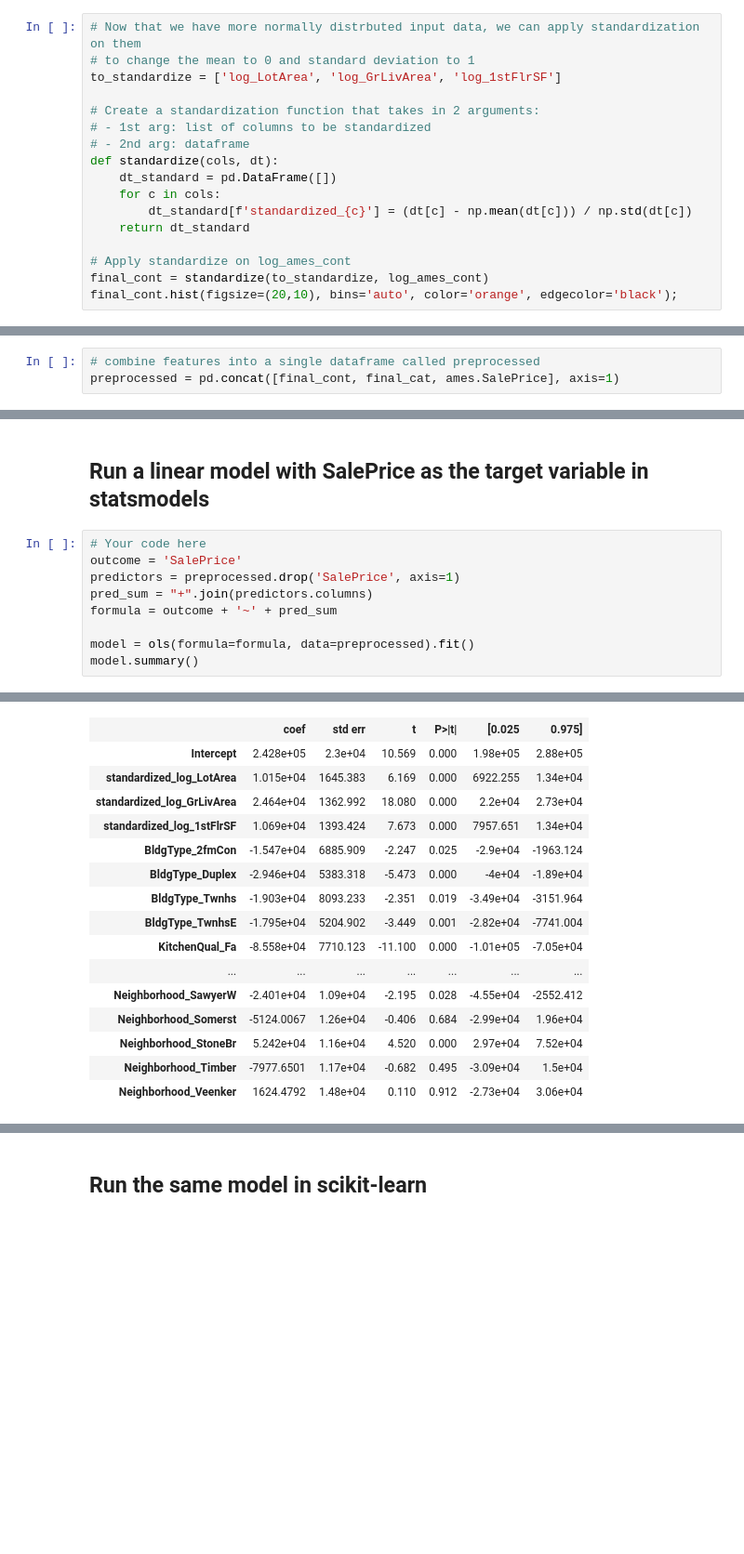
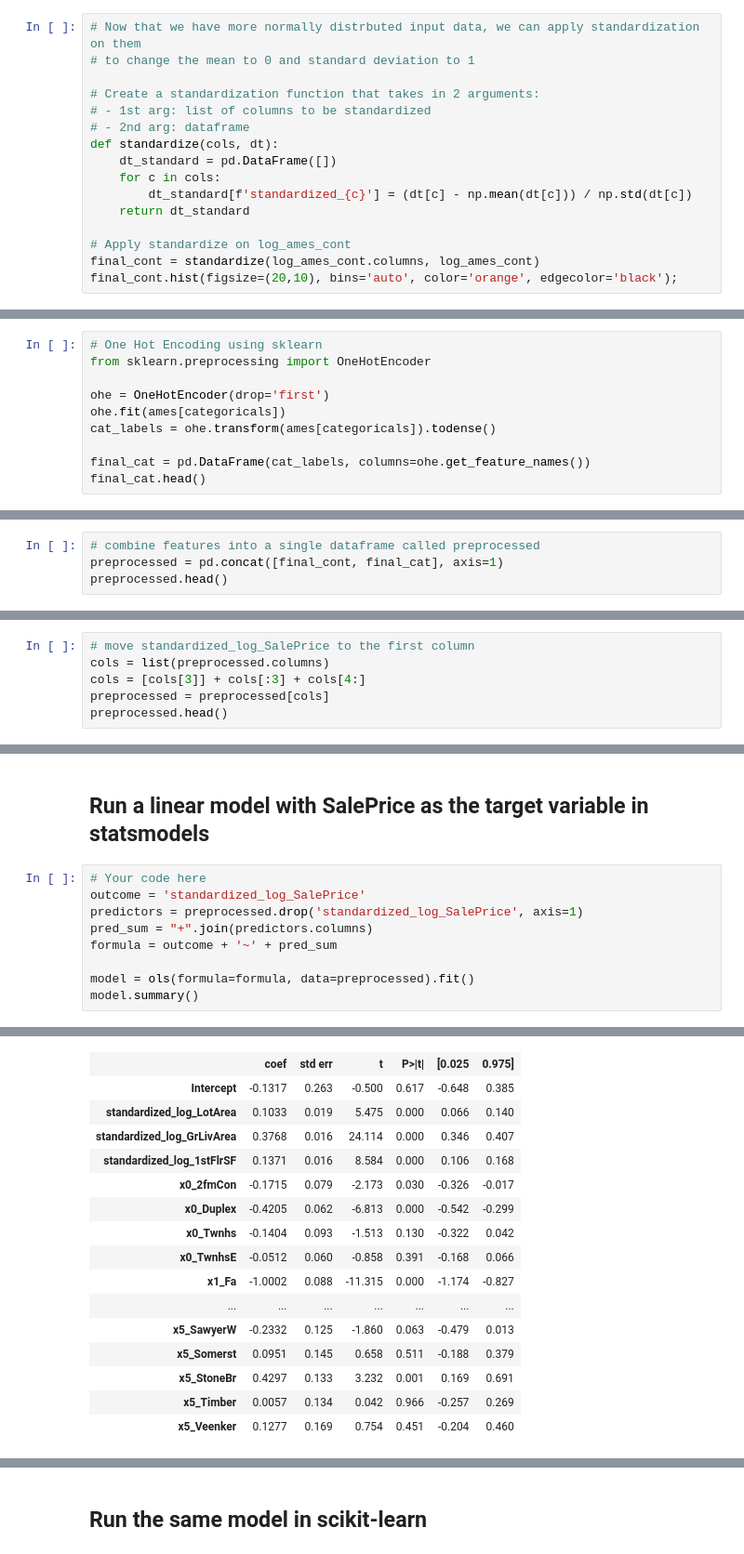
Before and after one commit to chibui191/dsc-multiple-linear-regression-statsmodels-lab, a Jupyter notebook: index.ipynb, the cells around one changed output, grey strips where cells are left out. Shown at 93% size. Saved outputs shown, nothing was run; the diff lists cells and outputs as text; blank space fills up the shorter version.

Commit message:
Using sklearn to convert test data

```diff
--- a/index.ipynb
+++ b/index.ipynb
@@ -67,7 +66,6 @@ log_ames_cont.hist(figsize=(20,10), bins='auto', color='orange', edgecolor='blac
 # %%
 # Now that we have more normally distrbuted input data, we can apply standardization on them
 # to change the mean to 0 and standard deviation to 1
-to_standardize = ['log_LotArea', 'log_GrLivArea', 'log_1stFlrSF']
 
 # Create a standardization function that takes in 2 arguments:
 # - 1st arg: list of columns to be standardized
@@ -79,6 +77,6 @@ def standardize(cols, dt):
     return dt_standard
 
 # Apply standardize on log_ames_cont
-final_cont = standardize(to_standardize, log_ames_cont)
+final_cont = standardize(log_ames_cont.columns, log_ames_cont)
 final_cont.hist(figsize=(20,10), bins='auto', color='orange', edgecolor='black');
 # %% [output]
@@ -90,0 +89,10 @@ final_cat = pd.get_dummies(ames[categoricals], prefix=categoricals, drop_first=T
+# %%
+# One Hot Encoding using sklearn
+from sklearn.preprocessing import OneHotEncoder
+
+ohe = OneHotEncoder(drop='first')
+ohe.fit(ames[categoricals])
+cat_labels = ohe.transform(ames[categoricals]).todense()
+
+final_cat = pd.DataFrame(cat_labels, columns=ohe.get_feature_names())
+final_cat.head()
@@ -92,4 +122,5 @@ final_cat = pd.get_dummies(ames[categoricals], prefix=categoricals, drop_first=T
 ## Combine Categorical and Continuous Features
 # %%
 # combine features into a single dataframe called preprocessed
-preprocessed = pd.concat([final_cont, final_cat, ames.SalePrice], axis=1)
+preprocessed = pd.concat([final_cont, final_cat], axis=1)
+preprocessed.head()
@@ -105,0 +135,6 @@ preprocessed.head()
+# %%
+# move standardized_log_SalePrice to the first column
+cols = list(preprocessed.columns)
+cols = [cols[3]] + cols[:3] + cols[4:]
+preprocessed = preprocessed[cols]
+preprocessed.head()
@@ -107,8 +150,8 @@ preprocessed.head()
 ## Run a linear model with SalePrice as the target variable in statsmodels
 # %%
 # Your code here
-outcome = 'SalePrice'
-predictors = preprocessed.drop('SalePrice', axis=1)
+outcome = 'standardized_log_SalePrice'
+predictors = preprocessed.drop('standardized_log_SalePrice', axis=1)
 pred_sum = "+".join(predictors.columns)
 formula = outcome + '~' + pred_sum
 
@@ -126,18 +169,18 @@ OLS Regression Results
 | Df Model: | 47 |  |  |
 | Covariance Type: | nonrobust |  |  |
 |  | coef | std err | t | P>|t| | [0.025 | 0.975] |
-| Intercept | 2.428e+05 | 2.3e+04 | 10.569 | 0.000 | 1.98e+05 | 2.88e+05 |
-| standardized_log_LotArea | 1.015e+04 | 1645.383 | 6.169 | 0.000 | 6922.255 | 1.34e+04 |
-| standardized_log_GrLivArea | 2.464e+04 | 1362.992 | 18.080 | 0.000 | 2.2e+04 | 2.73e+04 |
-| standardized_log_1stFlrSF | 1.069e+04 | 1393.424 | 7.673 | 0.000 | 7957.651 | 1.34e+04 |
-| BldgType_2fmCon | -1.547e+04 | 6885.909 | -2.247 | 0.025 | -2.9e+04 | -1963.124 |
-| BldgType_Duplex | -2.946e+04 | 5383.318 | -5.473 | 0.000 | -4e+04 | -1.89e+04 |
-| BldgType_Twnhs | -1.903e+04 | 8093.233 | -2.351 | 0.019 | -3.49e+04 | -3151.964 |
-| BldgType_TwnhsE | -1.795e+04 | 5204.902 | -3.449 | 0.001 | -2.82e+04 | -7741.004 |
-| KitchenQual_Fa | -8.558e+04 | 7710.123 | -11.100 | 0.000 | -1.01e+05 | -7.05e+04 |
+| Intercept | -0.1317 | 0.263 | -0.500 | 0.617 | -0.648 | 0.385 |
+| standardized_log_LotArea | 0.1033 | 0.019 | 5.475 | 0.000 | 0.066 | 0.140 |
+| standardized_log_GrLivArea | 0.3768 | 0.016 | 24.114 | 0.000 | 0.346 | 0.407 |
+| standardized_log_1stFlrSF | 0.1371 | 0.016 | 8.584 | 0.000 | 0.106 | 0.168 |
+| x0_2fmCon | -0.1715 | 0.079 | -2.173 | 0.030 | -0.326 | -0.017 |
+| x0_Duplex | -0.4205 | 0.062 | -6.813 | 0.000 | -0.542 | -0.299 |
+| x0_Twnhs | -0.1404 | 0.093 | -1.513 | 0.130 | -0.322 | 0.042 |
+| x0_TwnhsE | -0.0512 | 0.060 | -0.858 | 0.391 | -0.168 | 0.066 |
+| x1_Fa | -1.0002 | 0.088 | -11.315 | 0.000 | -1.174 | -0.827 |
 | ... | ... | ... | ... | ... | ... | ... |
-| Neighborhood_SawyerW | -2.401e+04 | 1.09e+04 | -2.195 | 0.028 | -4.55e+04 | -2552.412 |
-| Neighborhood_Somerst | -5124.0067 | 1.26e+04 | -0.406 | 0.684 | -2.99e+04 | 1.96e+04 |
-| Neighborhood_StoneBr | 5.242e+04 | 1.16e+04 | 4.520 | 0.000 | 2.97e+04 | 7.52e+04 |
-| Neighborhood_Timber | -7977.6501 | 1.17e+04 | -0.682 | 0.495 | -3.09e+04 | 1.5e+04 |
-| Neighborhood_Veenker | 1624.4792 | 1.48e+04 | 0.110 | 0.912 | -2.73e+04 | 3.06e+04 |
+| x5_SawyerW | -0.2332 | 0.125 | -1.860 | 0.063 | -0.479 | 0.013 |
+| x5_Somerst | 0.0951 | 0.145 | 0.658 | 0.511 | -0.188 | 0.379 |
+| x5_StoneBr | 0.4297 | 0.133 | 3.232 | 0.001 | 0.169 | 0.691 |
+| x5_Timber | 0.0057 | 0.134 | 0.042 | 0.966 | -0.257 | 0.269 |
+| x5_Veenker | 0.1277 | 0.169 | 0.754 | 0.451 | -0.204 | 0.460 |
```
Also changed, not shown: parts of 23 cells of this notebook.
